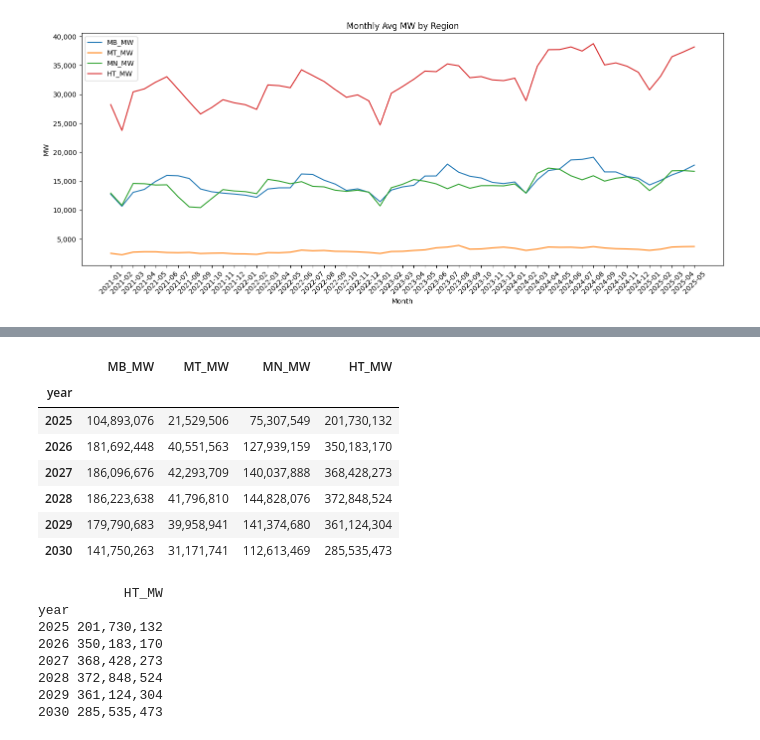
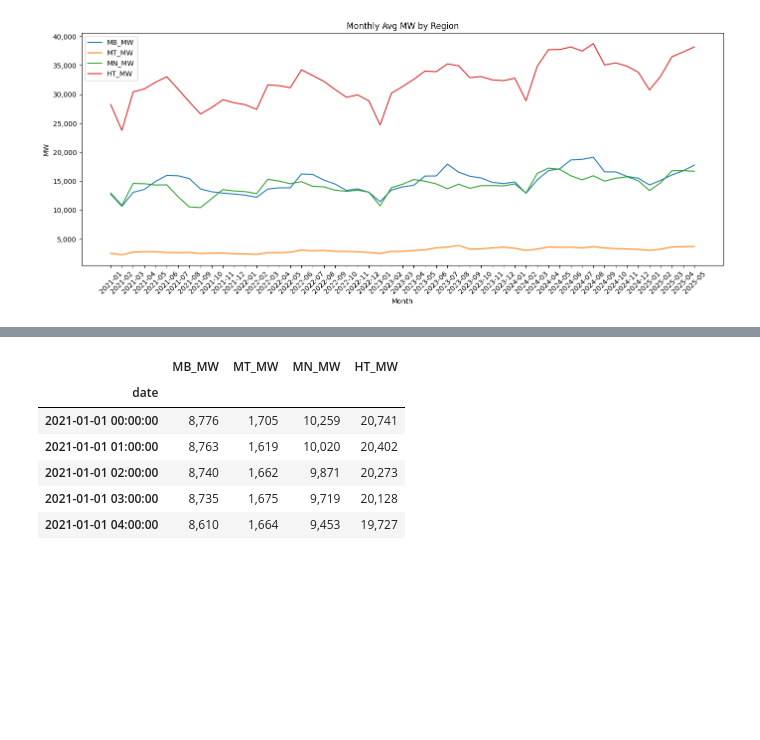
Before and after one commit to tuanhoang-ceccs/PatchTST, a Jupyter notebook: PatchTST_supervised/vn_energy.ipynb, the cells around one changed output, grey strips where cells are left out. Drawn from its saved outputs; the diff is of its cells as text; code cells hidden in the pictures; blank space fills up the shorter version.

```diff
--- a/PatchTST_supervised/vn_energy.ipynb
+++ b/PatchTST_supervised/vn_energy.ipynb
@@ -201,22 +221,12 @@ df_yearly_sum["HT_MW"] = df_yearly_sum[["MB_MW", "MT_MW", "MN_MW"]].sum(axis=1)
-# %%
-df_yearly_sum.head(100)
-# %% [output]
-|  | MB_MW | MT_MW | MN_MW | HT_MW |
-| year |  |  |  |  |
-| 2025 | 104,893,076 | 21,529,506 | 75,307,549 | 201,730,132 |
-| 2026 | 181,692,448 | 40,551,563 | 127,939,159 | 350,183,170 |
-| 2027 | 186,096,676 | 42,293,709 | 140,037,888 | 368,428,273 |
-| 2028 | 186,223,638 | 41,796,810 | 144,828,076 | 372,848,524 |
-| 2029 | 179,790,683 | 39,958,941 | 141,374,680 | 361,124,304 |
-| 2030 | 141,750,263 | 31,171,741 | 112,613,469 | 285,535,473 |
-# %%
-print(df_yearly_sum[["HT_MW"]].head(100))
-# %% [output]
-           HT_MW
-year
-2025 201,730,132
-2026 350,183,170
-2027 368,428,273
-2028 372,848,524
-2029 361,124,304
-2030 285,535,473
+# %%
+final_df = pd.concat([df, pred_df], axis=0)
+
+final_df.head()
+# %% [output]
+|  | MB_MW | MT_MW | MN_MW | HT_MW |
+| date |  |  |  |  |
+| 2021-01-01 00:00:00 | 8,776 | 1,705 | 10,259 | 20,741 |
+| 2021-01-01 01:00:00 | 8,763 | 1,619 | 10,020 | 20,402 |
+| 2021-01-01 02:00:00 | 8,740 | 1,662 | 9,871 | 20,273 |
+| 2021-01-01 03:00:00 | 8,735 | 1,675 | 9,719 | 20,128 |
+| 2021-01-01 04:00:00 | 8,610 | 1,664 | 9,453 | 19,727 |
```
Also changed, not shown: parts of 13 cells of this notebook, 52 other files.
